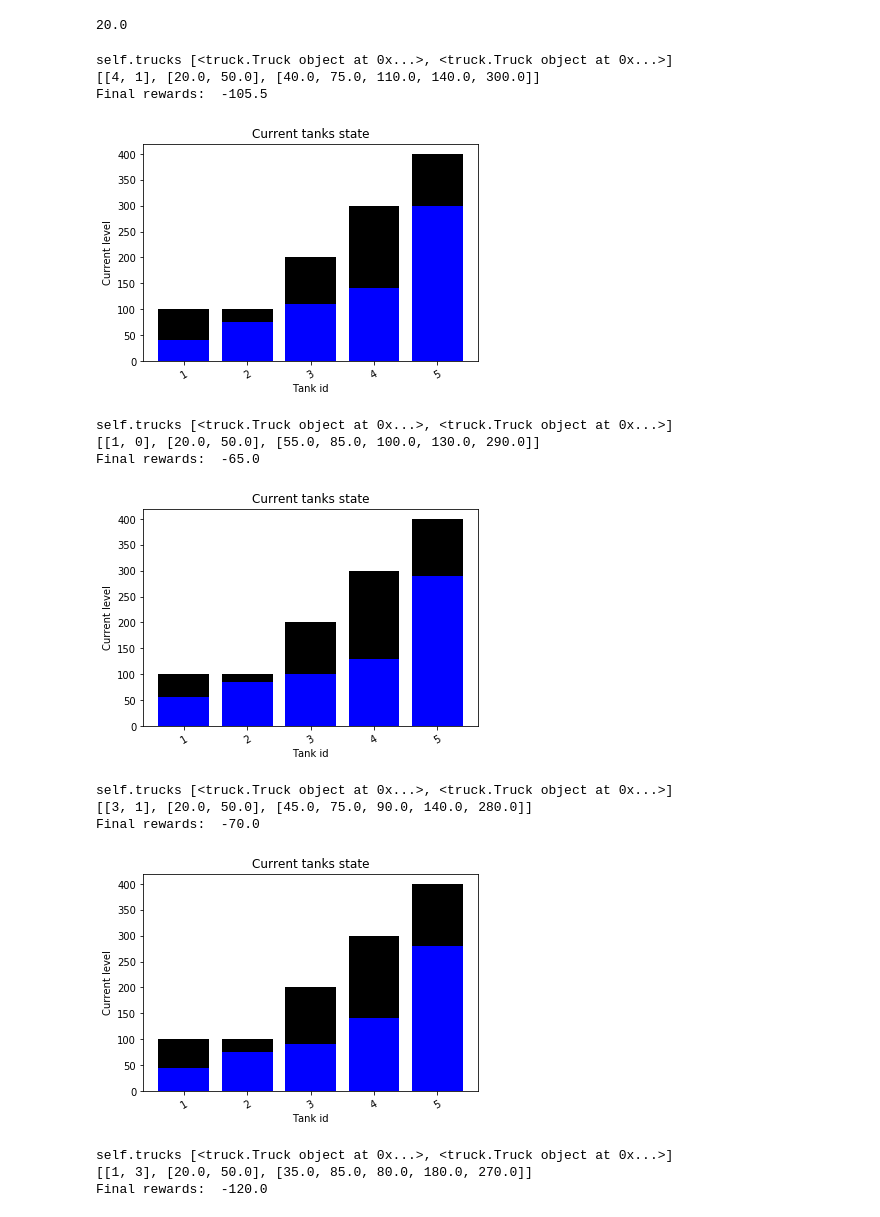
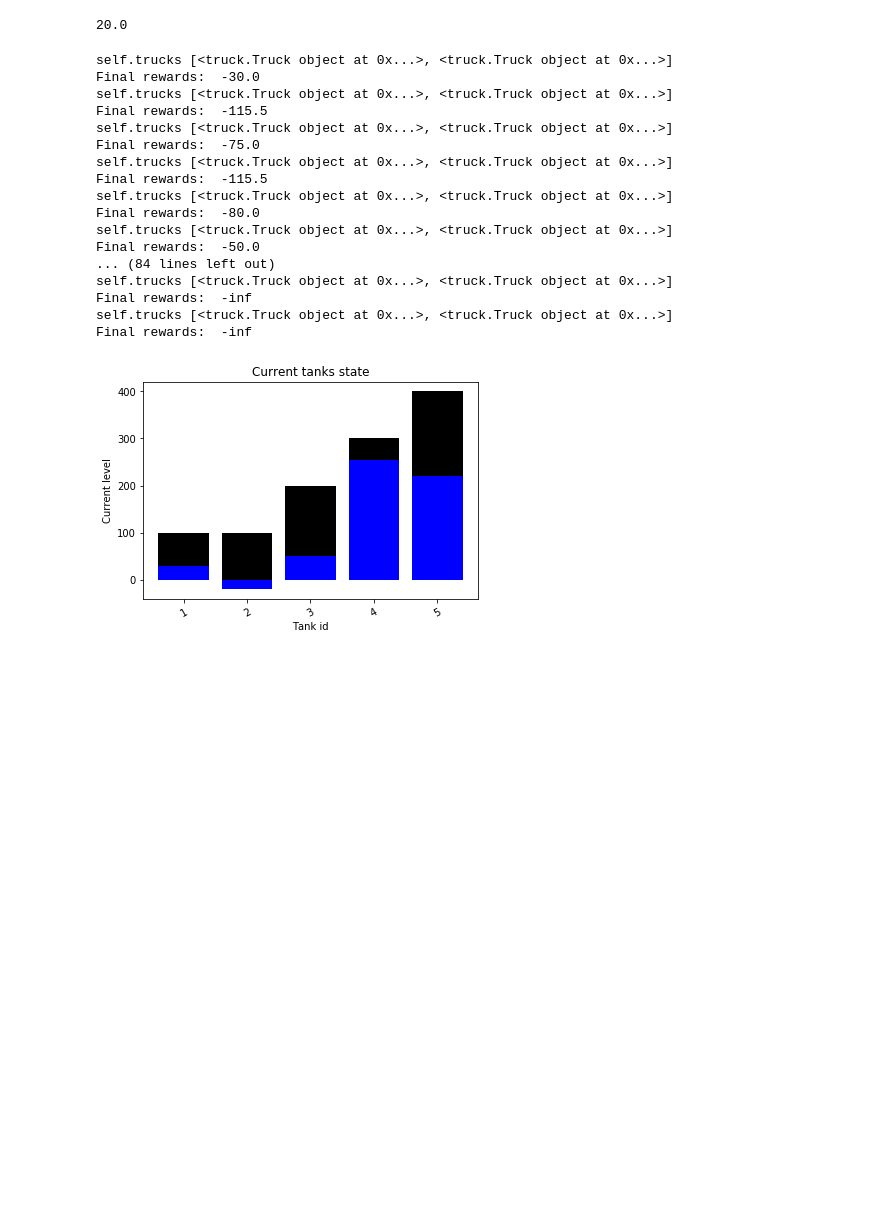
Before and after one commit to dsalgador/RL-Project, a Jupyter notebook: Q-learning.ipynb, the cells around one changed output. Drawn from its saved outputs; the diff is of its cells as text; code cells hidden in the pictures; blank space fills up the shorter version.

Commit message:
Add a animation of the tanks when some iterations of random_action are performed

```diff
--- a/Q-learning.ipynb
+++ b/Q-learning.ipynb
@@ -58,27 +63,35 @@ trucks[0].load
 toy_system = model.System(tanks = tanks, trucks = trucks, adjacency_matrix = graph, weights_matrix = weights_matrix)
 # %%
 # Simulation
+%matplotlib inline
+
 seed = None
 
-for it in range(5):
-    rewards = toy_system.random_action(seed)
-    print(toy_system.state())
-    print("Final rewards: ", rewards)
-    toy_system.reset_trucks_positions()
-    toy_system.visualize()
+iterations = 50
+visualization_steps = []
+
+for it in range(iterations):
+    rewards = toy_system.random_action(seed);
+    #print(toy_system.state())
+    print("Final rewards: ", rewards);
+    toy_system.reset_trucks_positions();
+    visualization_steps.append(toy_system.visualize());
 # %% [output]
 self.trucks [<truck.Truck object at 0x...>, <truck.Truck object at 0x...>]
-[[4, 1], [20.0, 50.0], [40.0, 75.0, 110.0, 140.0, 300.0]]
-Final rewards:  -105.5
+Final rewards:  -30.0
+self.trucks [<truck.Truck object at 0x...>, <truck.Truck object at 0x...>]
+Final rewards:  -115.5
+self.trucks [<truck.Truck object at 0x...>, <truck.Truck object at 0x...>]
+Final rewards:  -75.0
+self.trucks [<truck.Truck object at 0x...>, <truck.Truck object at 0x...>]
+Final rewards:  -115.5
+self.trucks [<truck.Truck object at 0x...>, <truck.Truck object at 0x...>]
+Final rewards:  -80.0
+self.trucks [<truck.Truck object at 0x...>, <truck.Truck object at 0x...>]
+Final rewards:  -50.0
+... (84 lines left out)
+self.trucks [<truck.Truck object at 0x...>, <truck.Truck object at 0x...>]
+Final rewards:  -inf
+self.trucks [<truck.Truck object at 0x...>, <truck.Truck object at 0x...>]
+Final rewards:  -inf
-[figure, old version]
+[figure, new version]
-self.trucks [<truck.Truck object at 0x...>, <truck.Truck object at 0x...>]
-[[1, 0], [20.0, 50.0], [55.0, 85.0, 100.0, 130.0, 290.0]]
-Final rewards:  -65.0
-[figure, removed]
-self.trucks [<truck.Truck object at 0x...>, <truck.Truck object at 0x...>]
-[[3, 1], [20.0, 50.0], [45.0, 75.0, 90.0, 140.0, 280.0]]
-Final rewards:  -70.0
-[figure, removed]
-self.trucks [<truck.Truck object at 0x...>, <truck.Truck object at 0x...>]
-[[1, 3], [20.0, 50.0], [35.0, 85.0, 80.0, 180.0, 270.0]]
-Final rewards:  -120.0
```
Also changed, not shown: parts of 10 cells of this notebook.
